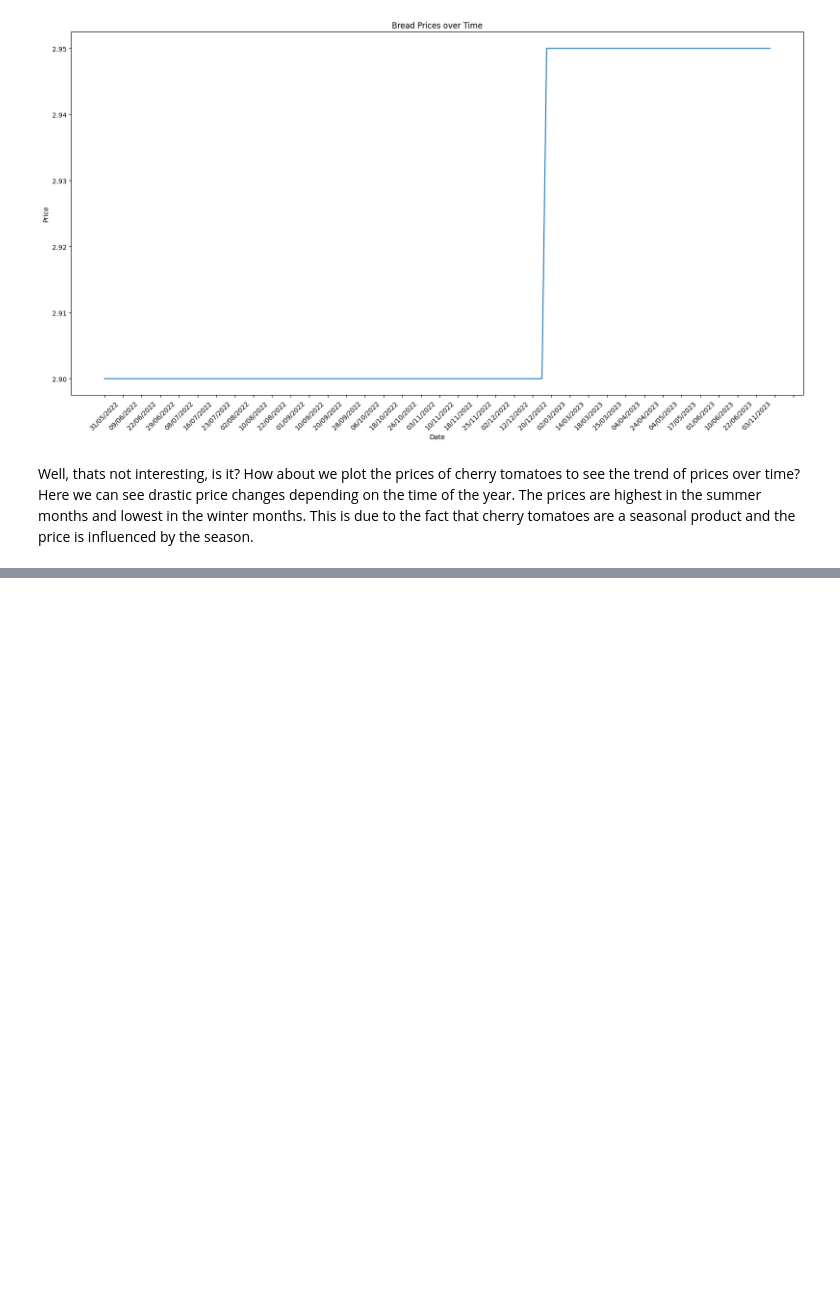
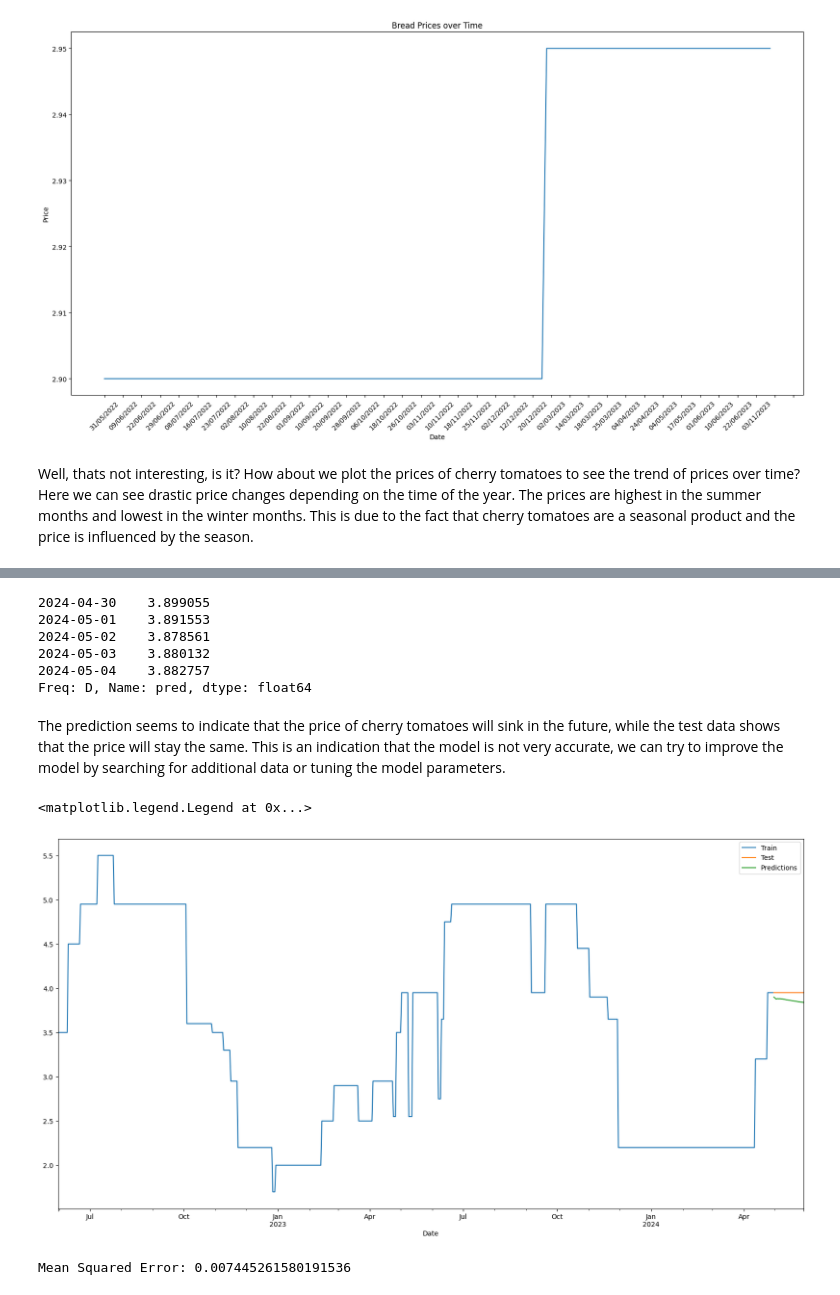
Before and after one commit to tharrmeehan/Swiss-Grocery-Prices, a Jupyter notebook: notebook.ipynb, the cells around one changed output, grey strips where cells are left out. Drawn from its saved outputs; the diff is of its cells as text; code cells hidden in the pictures; blank space fills up the shorter version.

```diff
--- a/notebook.ipynb
+++ b/notebook.ipynb
@@ -209,0 +282,8 @@ plt.show()
+# %%
+forecaster = ForecasterAutoreg(
+    regressor=LinearRegression(),
+    lags=10,
+    binner_kwargs={'strategy': 'uniform', 'n_bins': 10}
+)
+forecaster.fit(y=cherry_tomatoes_train['Price'])
+forecaster
@@ -209,0 +308,27 @@ plt.show()
+# %%
+predictions = forecaster.predict(steps=steps)
+predictions.head()
+# %% [output]
+2024-04-30    3.899055
+2024-05-01    3.891553
+2024-05-02    3.878561
+2024-05-03    3.880132
+2024-05-04    3.882757
+Freq: D, Name: pred, dtype: float64
+# %% [markdown]
+The prediction seems to indicate that the price of cherry tomatoes will sink in the future, while the test data shows that the price will stay the same. This is an indication that the model is not very accurate, we can try to improve the model by searching for additional data or tuning the model parameters.
+# %%
+# Plot Predictions vs Test Data
+fig, ax = plt.subplots(figsize=(20, 10))
+cherry_tomatoes_train['Price'].plot(ax=ax, label='Train')
+cherry_tomatoes_test['Price'].plot(ax=ax, label='Test')
+predictions.plot(ax=ax, label='Predictions')
+plt.legend()
+# %% [output]
+<matplotlib.legend.Legend at 0x...>
+[figure, added]
+# %%
+error_mse = mean_squared_error(cherry_tomatoes_test['Price'], predictions)
+print(f'Mean Squared Error: {error_mse}')
+# %% [output]
+Mean Squared Error: 0.007445261580191536
```
Also changed, not shown: parts of 11 cells of this notebook.
